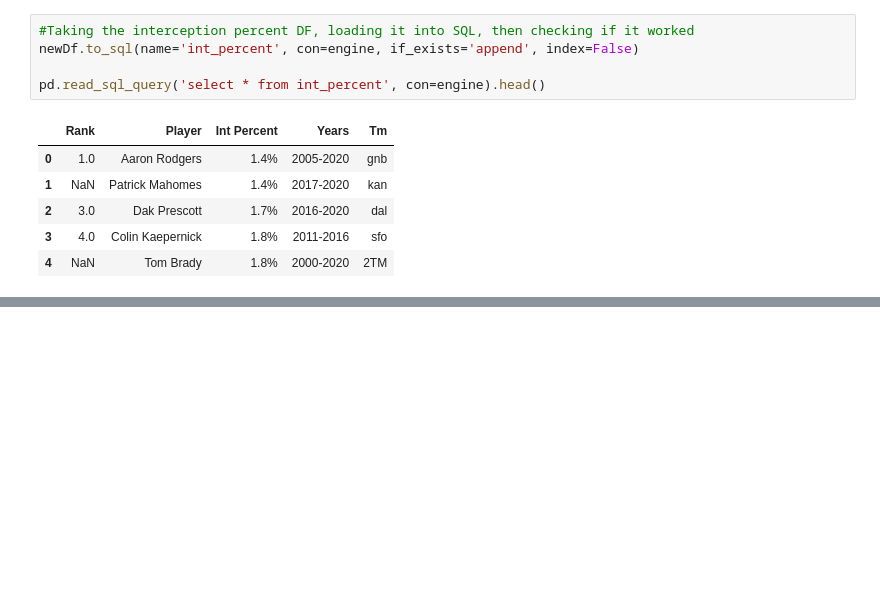
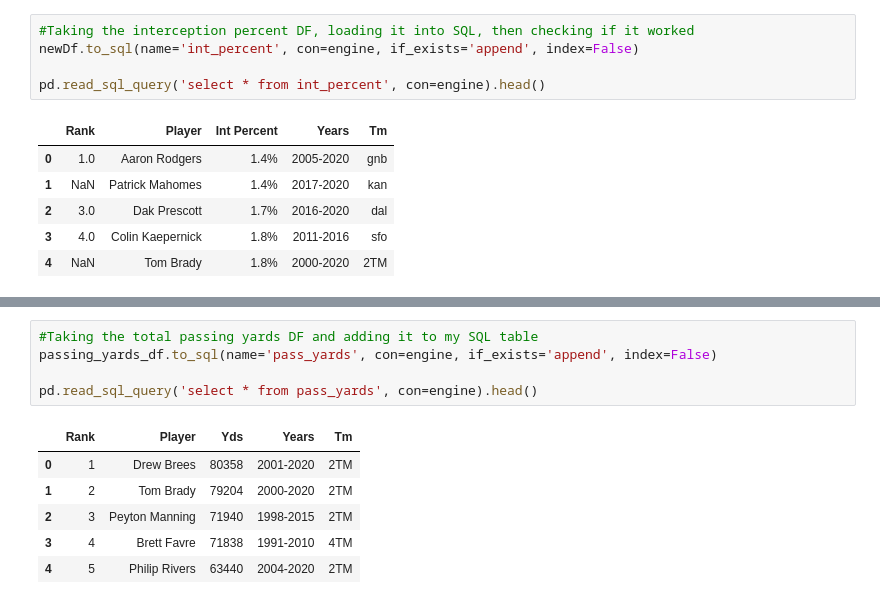
Before and after one commit to meghanvl/ETL, a Jupyter notebook: QB Stats - Extraction and Transformation.ipynb, the cells around one changed output, grey strips where cells are left out. Cells and saved outputs as stored; diff of their text form; blank space fills up the shorter version.

```diff
--- a/QB Stats - Extraction and Transformation.ipynb
+++ b/QB Stats - Extraction and Transformation.ipynb
@@ -343,0 +358,12 @@ pd.read_sql_query('select * from int_percent', con=engine).head()
+# %%
+#Taking the total passing yards DF and adding it to my SQL table
+passing_yards_df.to_sql(name='pass_yards', con=engine, if_exists='append', index=False)
+
+pd.read_sql_query('select * from pass_yards', con=engine).head()
+# %% [output]
+|  | Rank | Player | Yds | Years | Tm |
+| 0 | 1 | Drew Brees | 80358 | 2001-2020 | 2TM |
+| 1 | 2 | Tom Brady | 79204 | 2000-2020 | 2TM |
+| 2 | 3 | Peyton Manning | 71940 | 1998-2015 | 2TM |
+| 3 | 4 | Brett Favre | 71838 | 1991-2010 | 4TM |
+| 4 | 5 | Philip Rivers | 63440 | 2004-2020 | 2TM |
```
Also changed, not shown: parts of 4 cells of this notebook.
